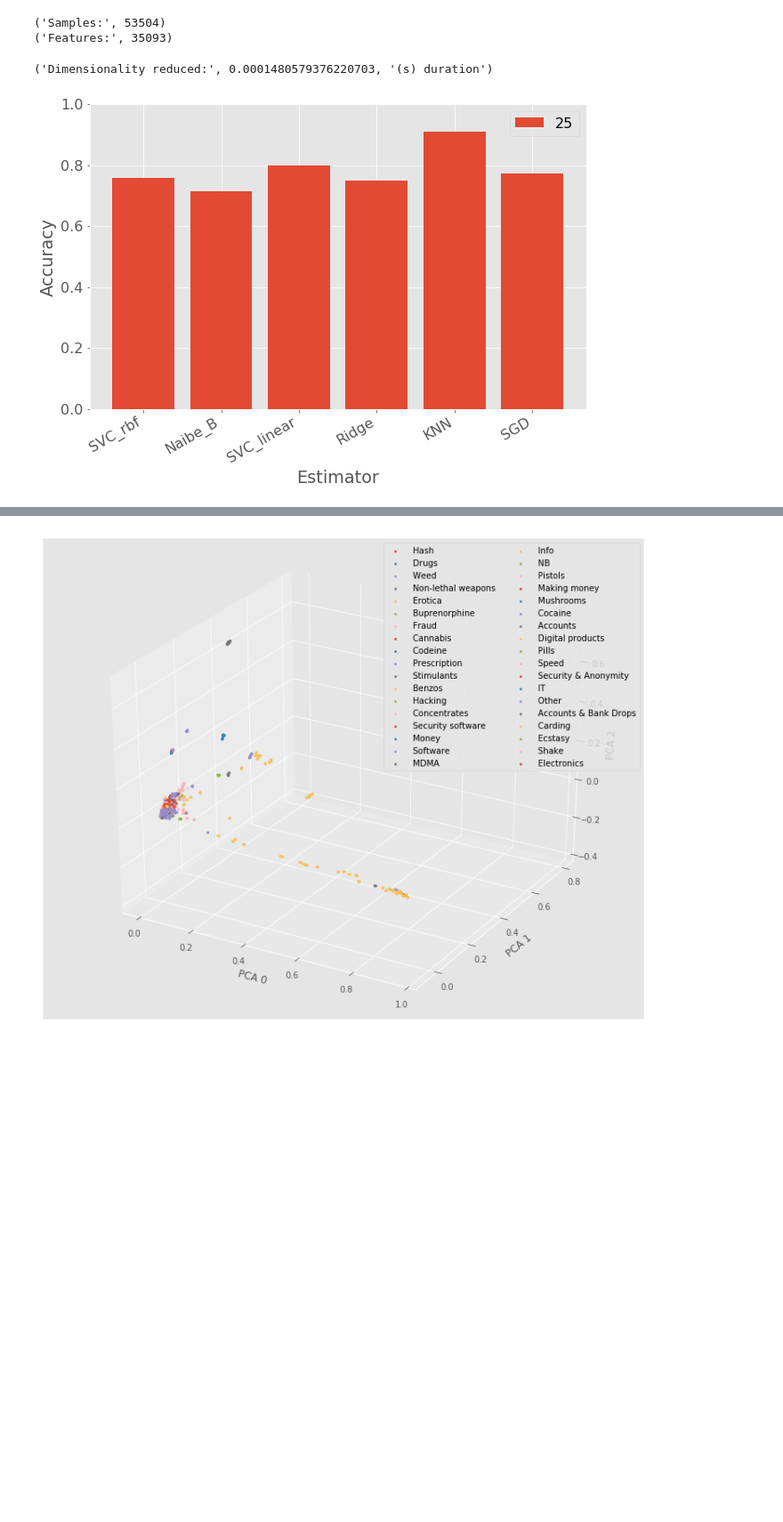
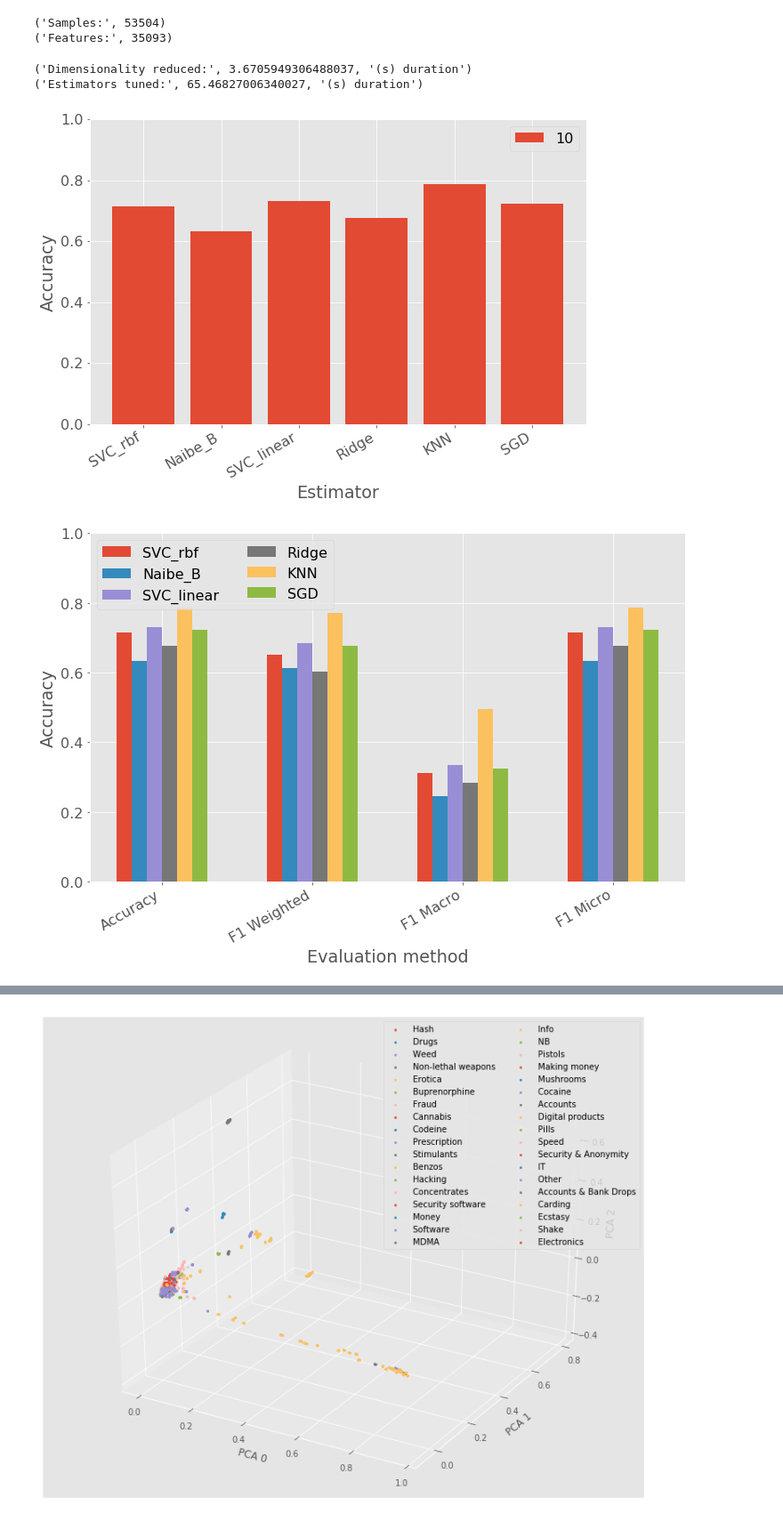
Before and after one commit to hampusadamsson/darknet_market_analyzis, a Jupyter notebook: dataset_ml.ipynb, the cells around one changed output, grey strips where cells are left out. Shown at 89% size. Saved outputs shown, nothing was run; the diff lists cells and outputs as text; code cells hidden in the pictures; blank space fills up the shorter version.

```diff
--- a/dataset_ml.ipynb
+++ b/dataset_ml.ipynb
@@ -225,20 +225,20 @@ def create_clf(inp_):
                             ('Naibe_B',sklearn.naive_bayes.BernoulliNB()),
                             ('SVC_linear', sklearn.svm.LinearSVC()),
                             ('Ridge',sklearn.linear_model.RidgeClassifier()),
-                            ('KNN',sklearn.neighbors.KNeighborsClassifier()),
+                            ('KNN',sklearn.neighbors.KNeighborsClassifier(n_neighbors=100)),
                             ('SGD',SGDClassifier())])
     clf.fit(X_train, y_train)
     return(clf)
 
 start = time()
-# input_, pca = red_dim(input_data, 25)
-input_ = input_data
+input_, pca = red_dim(input_data, 10)
 print("Dimensionality reduced:",time()-start, "(s) duration")
 clf = create_clf(input_)
 print("Estimators tuned:",time()-start, "(s) duration")
-clfD = (clf, input_, "35093 - Default")
+clf10 = (clf, input_, "10")
 # %% [output]
-('Dimensionality reduced:', 0.0001480579376220703, '(s) duration')
+('Dimensionality reduced:', 3.6705949306488037, '(s) duration')
+('Estimators tuned:', 65.46827006340027, '(s) duration')
 # %%
 #
 # Plot result of multiple classifiers (clfs)
@@ -268,9 +268,39 @@ def plot_clfs(clf_list):
     plt.show()
 
 # plot_clfs([clfD, clf300, clf100, clf50, clf10, clf3, clf1])
-plot_clfs([clf25])
+plot_clfs([clf10])
 # %% [output]
-[figure, old version]
+[figure, new version]
+# %%
+from sklearn.metrics import f1_score, adjusted_rand_score, accuracy_score
+
+classifier, input_, names = clf10
+
+X_train, X_test, y_train, y_test = train_test_split(input_, problem_numeric, test_size=0.25, random_state=1)
+
+fig = plt.figure(figsize=(12,8))
+clf_count = len(classifier.estimators)
+
+for i, clfs_ in enumerate(classifier.estimators_):
+    y_pred = clfs_.predict(X_test)
+
+    scores = []
+    scores.append(clfs_.score(X_test, y_test))
+    for avg in ['weighted', 'macro', 'micro']:
+        scores.append(f1_score(y_test, y_pred, labels=list(set(problem_numeric)), average=avg))
+
+    plt.bar(np.arange(4)+(.1*i)-0.25, scores, width=.1, label=classifier.estimators[i][0])
+
+plt.xticks(range(4), ['Accuracy','F1 Weighted','F1 Macro','F1 Micro'])
+plt.legend(loc='upper left',ncol=2)
+fig.autofmt_xdate()
+plt.ylim([0,1])
+plt.xlabel("Evaluation method")
+plt.ylabel("Accuracy")
+fig.show()
+plt.show()
+# %% [output]
+[figure, added]
 # %%
 %matplotlib inline
 matplotlib.rcParams.update({'font.size': 16})
```
Also changed, not shown: parts of 1 cell of this notebook.
